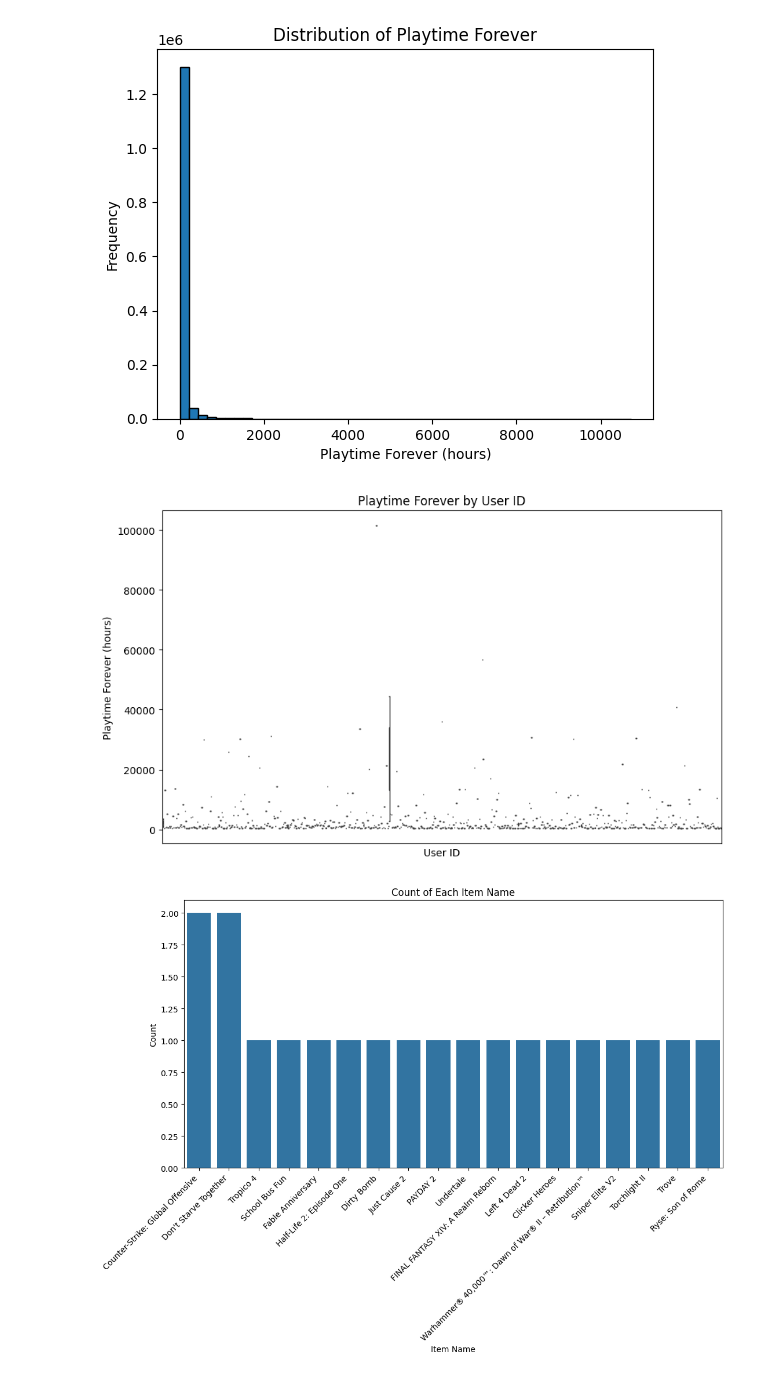
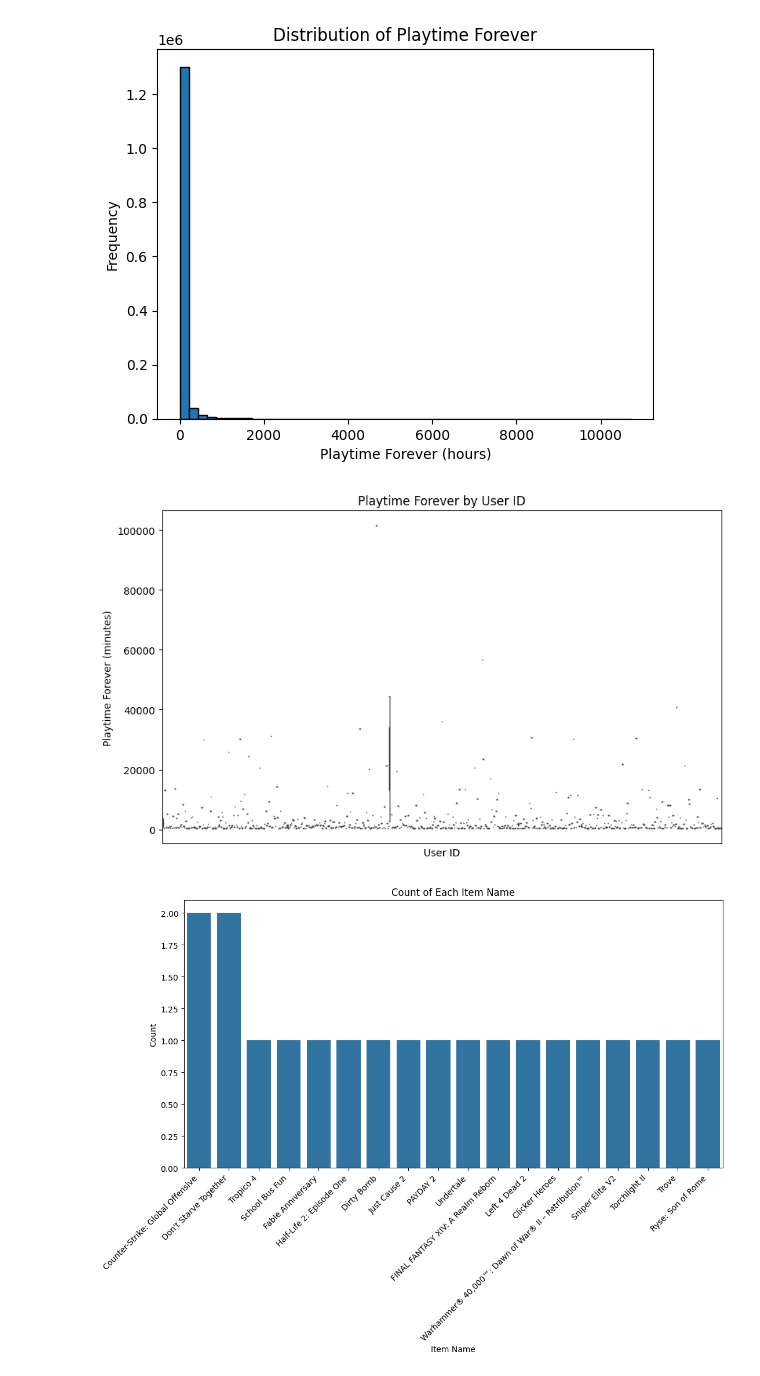
Before and after one commit to ajalvarez75/PI-STEAM, a Jupyter notebook: project/4. EDA.ipynb, the cells around one changed output. Saved outputs shown, nothing was run; the diff lists cells and outputs as text; code cells hidden in the pictures.

```diff
--- a/project/4. EDA.ipynb
+++ b/project/4. EDA.ipynb
@@ -62,23 +63,23 @@ plt.show()
 # %%
 # Variability in the hours played for each user.
 def plot_boxplot(df, num_samples='all'):
     plt.figure(figsize=(10, 6))
 
     if num_samples == 'all':
         sns.boxplot(x='user_id', y='playtime_forever', data=df)
     else:
         sample_data = df.sample(n=num_samples, random_state=42)
         sns.boxplot(x='user_id', y='playtime_forever', data=sample_data)
 
     plt.xlabel('User ID')
-    plt.ylabel('Playtime Forever (hours)')
+    plt.ylabel('Playtime Forever (minutes)')
     plt.title('Playtime Forever by User ID')
     plt.xticks([])#This line hides the names on the x-axis.
     plt.show()
 
 plot_boxplot(df_items, num_samples=1000)
 # %% [output]
-[figure, old version]
+[figure, new version]
 # %%
 # Frequency of each item name.
 def plot_countplot(df, num_samples='all'):
```
Also changed, not shown: parts of 8 cells of this notebook, 11 other files.
